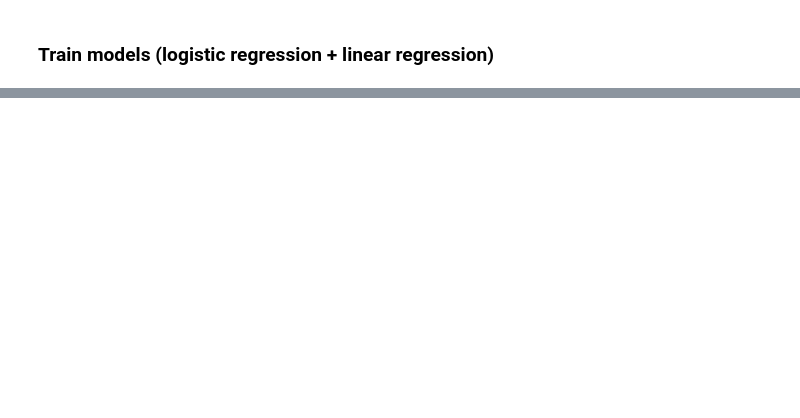
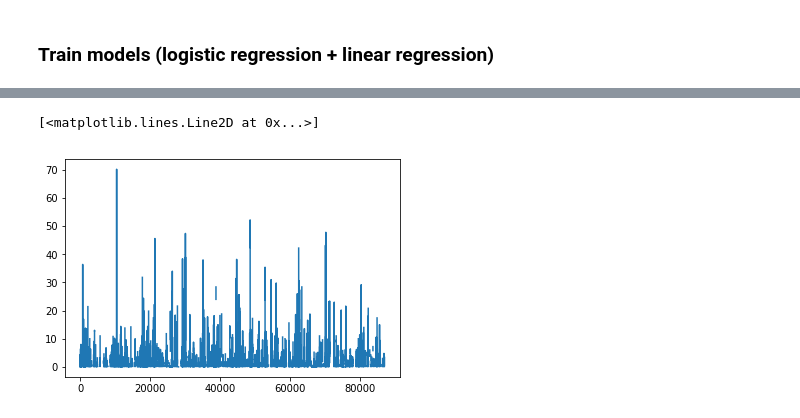
Before and after one commit to ctc316/precipitation_forecast_brazil, a Jupyter notebook: precipitation_forecast_brazil.ipynb, the cells around one changed output, grey strips where cells are left out. Drawn from its saved outputs; the diff is of its cells as text; code cells hidden in the pictures; blank space fills up the shorter version.

```diff
--- a/precipitation_forecast_brazil.ipynb
+++ b/precipitation_forecast_brazil.ipynb
@@ -243,0 +310,3 @@ Wall time: 45.8 ms
+# %%
+train_data_Vic = train_data[train_data["city"] == cities[1]].reset_index()
+train_data_Vic.head()
@@ -243,0 +370,5 @@ Wall time: 45.8 ms
+# %%
+plt.plot(train_data_Vic['prcp'])
+# %% [output]
+[<matplotlib.lines.Line2D at 0x...>]
+[figure, added]
```
Also changed, not shown: parts of 45 cells of this notebook.
